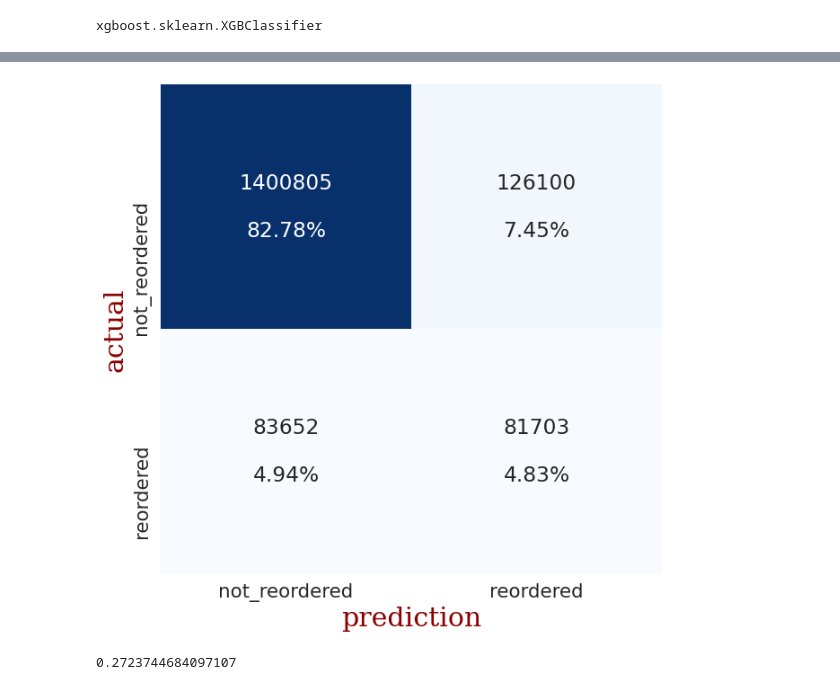
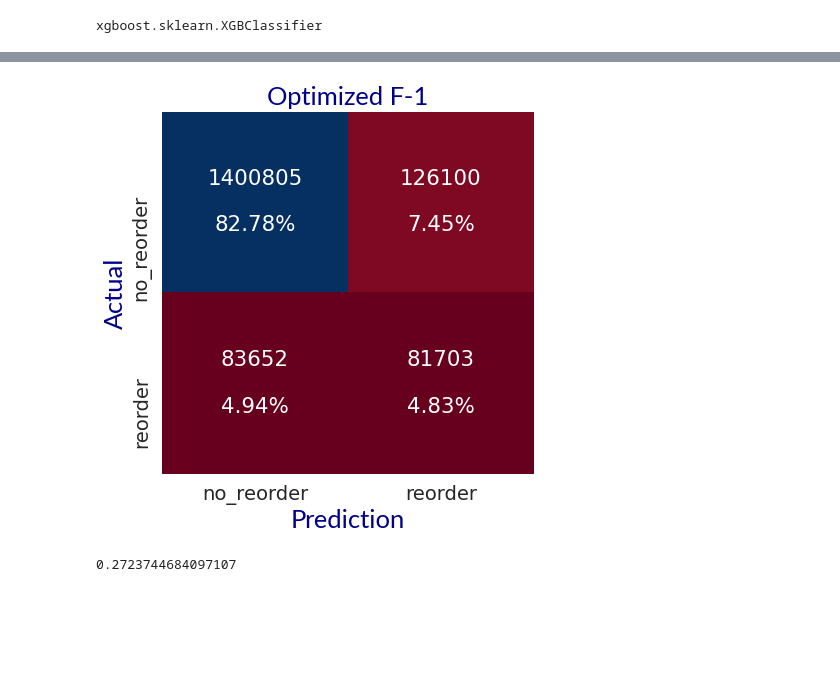
Before and after one commit to edubu2/metis-project3, a Jupyter notebook: code/model_analysis.ipynb, the cells around one changed output, grey strips where cells are left out. Saved outputs shown, nothing was run; the diff lists cells and outputs as text; code cells hidden in the pictures; blank space fills up the shorter version.

Commit message:
Update model_analysis w/ F-Beta scores, formatted CM & PRC

```diff
--- a/code/model_analysis.ipynb
+++ b/code/model_analysis.ipynb
@@ -66,7 +57,7 @@ In summary, **our goal is find a low enough probability threshold in which items
 
 Let's try and find a reasonable probability threshold using the below slider & confusion matrix.
 # %%
-def make_confusion_matrix(model, threshold=0.5):
+def make_confusion_matrix(model, threshold=0.5, title=None):
     # Predict class 1 if probability of being in class 1 is greater than threshold
     # (model.predict(X_test) does this automatically with a threshold of 0.5)
 
@@ -74,27 +65,34 @@ def make_confusion_matrix(model, threshold=0.5):
 
     confusion = confusion_matrix(y_test, y_predict)
 
-    # get stats
-    precision = true_pos / (true_pos + false_pos)
-    recall = true_pos / (true_pos + false_neg)
-    f1 = (2 * precision * recall) / (precision + recall)
-
-    plt.figure(dpi=80, figsize=(6, 6))
+    fig, ax = plt.subplots(dpi=80, figsize=(6, 6))
 
     group_counts = ["{0:0.0f}".format(value) for value in confusion.flatten()]
     group_percentages = ["{0:.2%}".format(value) for value in confusion.flatten()/np.sum(confusion)]
     labels = [f"{v2}\n\n{v3}" for v2, v3 in zip(group_counts,group_percentages)]
     labels = np.asarray(labels).reshape(2,2)
 
-    label_font = {'family': 'LiHei Pro',
+    label_font = {'family': 'Lato',
         'color':  'darkblue',
         'weight': 'normal',
         'size': 23,
         }
 
+    title_font = {'family': 'Lato',
+        'color':  'darkblue',
+        'weight': 'normal',
+        'size': 27,
+        }
+
     sns.set(font_scale=1.6)
     # good cmaps: RdYlBu, coolwarm, RdBu
-    sns.heatmap(confusion, annot=labels, fmt="", cmap="coolwarm", cbar=False);
+    sns.heatmap(confusion, annot=labels, fmt="", cmap="RdBu", cbar=False,
+               xticklabels=['no_reorder', 'reorder'],
+               yticklabels=['no_reorder', 'reorder'])
+
+    if title == None:
+        title = "Confusion Matrix"
+    plt.title(title, fontdict=label_font)
     plt.xlabel('Prediction', fontdict=label_font)
     plt.ylabel('Actual', fontdict=label_font)
 # %%
@@ -256,5 +319,5 @@ Details:
 # %%
-make_confusion_matrix(xgb_fit, threshold=0.22)
+make_confusion_matrix(xgb_fit, threshold=0.22, title='Optimized F-1')
 # %% [output]
-[figure, old version]
+[figure, new version]
 # %%
```
Also changed, not shown: parts of 19 cells of this notebook.
